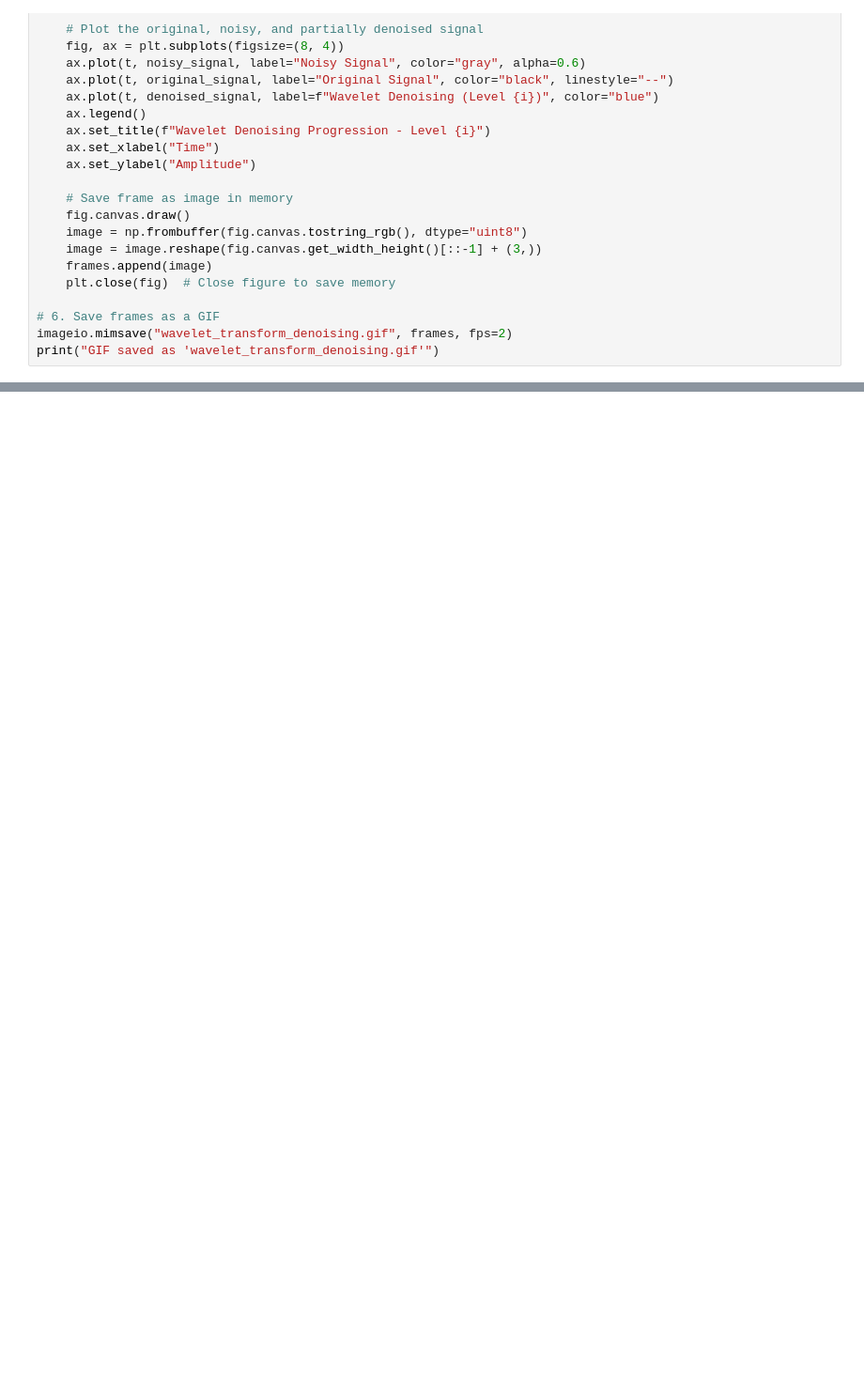
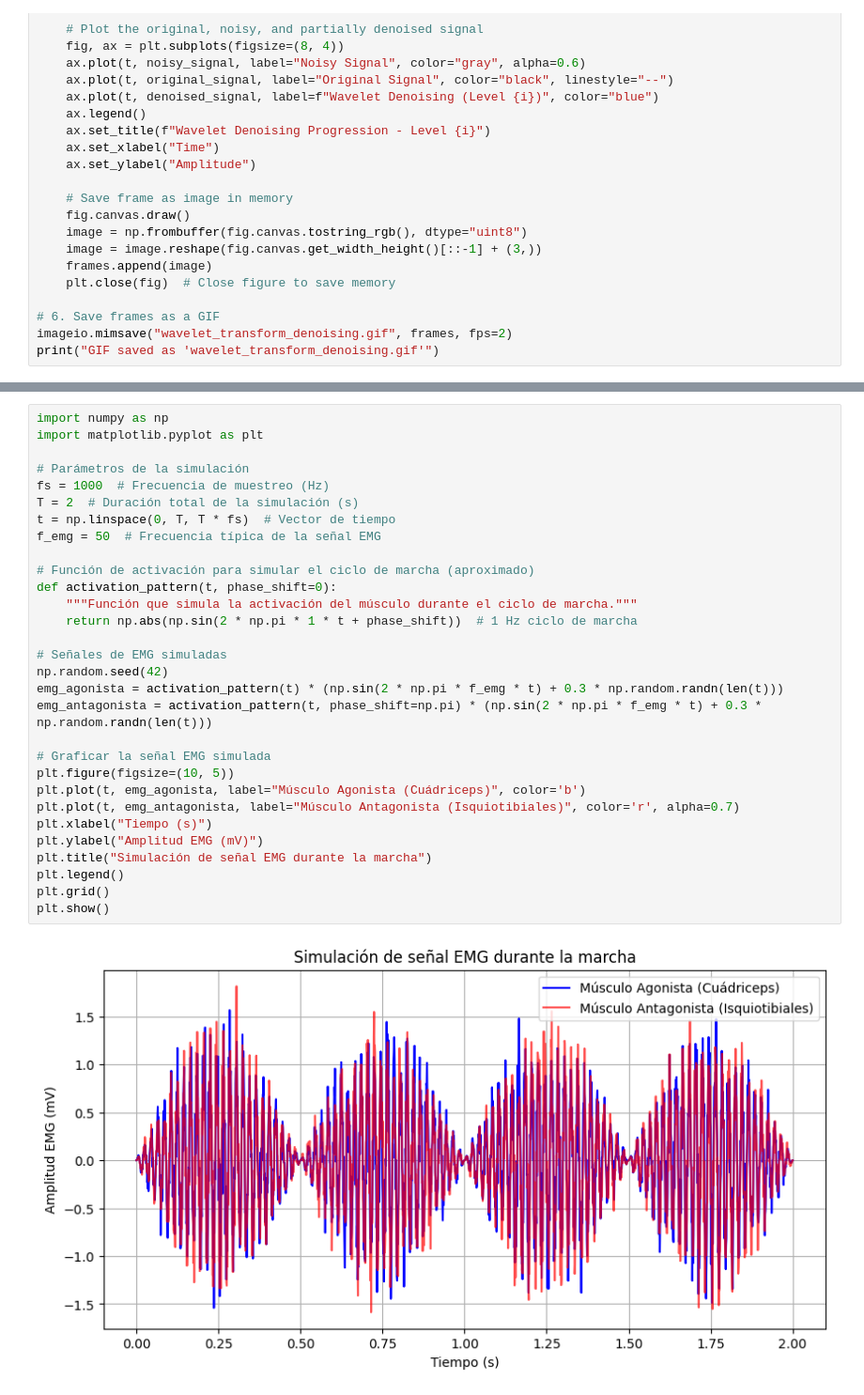
Before and after one commit to PabloCaicedoR/pablocaicedor.github.io, a Jupyter notebook: codigo/preparing_slides.ipynb, the cells around one changed output, grey strips where cells are left out. Shown at 94% size. Drawn from its saved outputs; the diff is of its cells as text; blank space fills up the shorter version.

```diff
--- a/codigo/preparing_slides.ipynb
+++ b/codigo/preparing_slides.ipynb
@@ -831,0 +780,32 @@ print(lista)
+# %%
+import numpy as np
+import matplotlib.pyplot as plt
+
+# Parámetros de la simulación
+fs = 1000  # Frecuencia de muestreo (Hz)
+T = 2  # Duración total de la simulación (s)
+t = np.linspace(0, T, T * fs)  # Vector de tiempo
+f_emg = 50  # Frecuencia típica de la señal EMG
+
+# Función de activación para simular el ciclo de marcha (aproximado)
+def activation_pattern(t, phase_shift=0):
+    """Función que simula la activación del músculo durante el ciclo de marcha."""
+    return np.abs(np.sin(2 * np.pi * 1 * t + phase_shift))  # 1 Hz ciclo de marcha
+
+# Señales de EMG simuladas
+np.random.seed(42)
+emg_agonista = activation_pattern(t) * (np.sin(2 * np.pi * f_emg * t) + 0.3 * np.random.randn(len(t)))
+emg_antagonista = activation_pattern(t, phase_shift=np.pi) * (np.sin(2 * np.pi * f_emg * t) + 0.3 * np.random.randn(len(t)))
+
+# Graficar la señal EMG simulada
+plt.figure(figsize=(10, 5))
+plt.plot(t, emg_agonista, label="Músculo Agonista (Cuádriceps)", color='b')
+plt.plot(t, emg_antagonista, label="Músculo Antagonista (Isquiotibiales)", color='r', alpha=0.7)
+plt.xlabel("Tiempo (s)")
+plt.ylabel("Amplitud EMG (mV)")
+plt.title("Simulación de señal EMG durante la marcha")
+plt.legend()
+plt.grid()
+plt.show()
+# %% [output]
+[figure, added]
```
Also changed, not shown: parts of 20 cells of this notebook, 24 other files.
